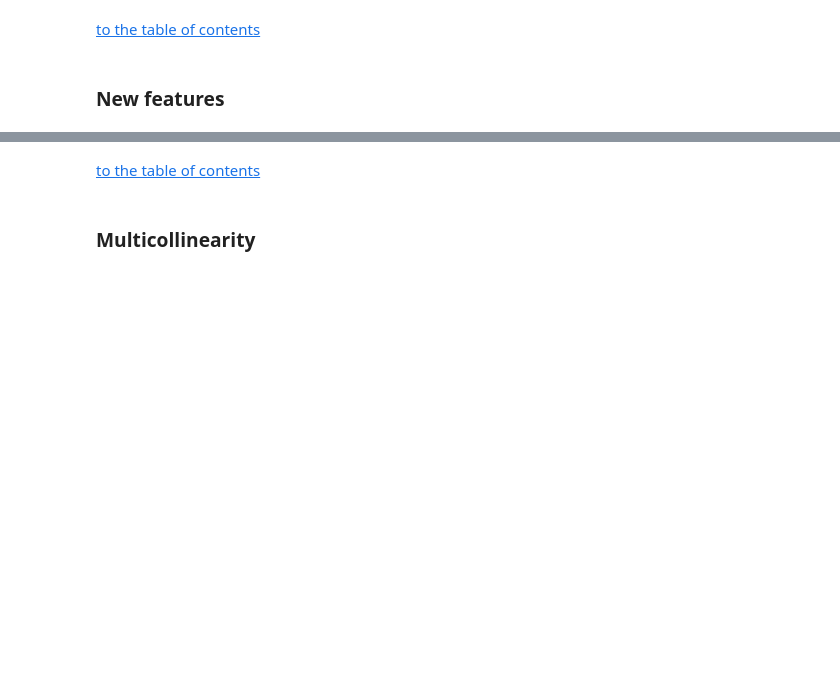
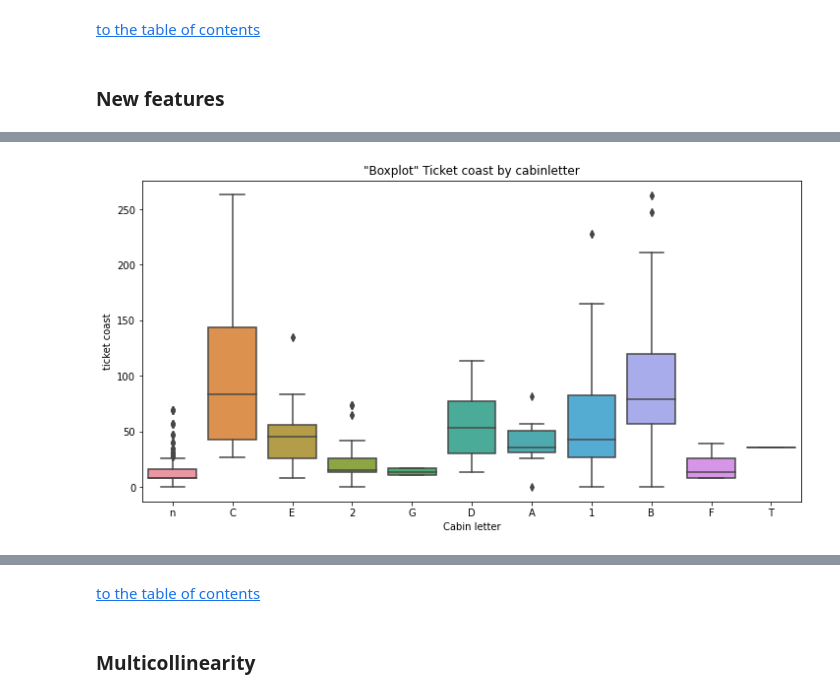
Before and after one commit to Pereyro/kaggle, a Jupyter notebook: TitanicCompetition/TitanicCompetition.ipynb, the cells around one changed output, grey strips where cells are left out. Cells and saved outputs as stored; diff of their text form; code cells hidden in the pictures; blank space fills up the shorter version.

```diff
--- a/TitanicCompetition/TitanicCompetition.ipynb
+++ b/TitanicCompetition/TitanicCompetition.ipynb
@@ -564,13 +585,15 @@ df_train = df_train[df_train['Fare'] < 300]
 # %%
 plt.figure(figsize=(12, 6))
 
-sns.boxplot(data=df_train, x='CabinLatter',y='Fare')
+sns.boxplot(data=df[df['Fare'] < 300], x='CabinLatter',y='Fare')
 
 plt.title('"Boxplot" Ticket coast by cabinletter')
 plt.xlabel('Cabin letter')
 plt.ylabel('ticket coast')
 
 plt.show()
+# %% [output]
+[figure, added]
 # %%
 fig, axes = plt.subplots(nrows=1, ncols=2, figsize=(16, 6))
 for i, feature in enumerate(['SibSp', 'Parch']):
```
Also changed, not shown: parts of 21 cells of this notebook.
